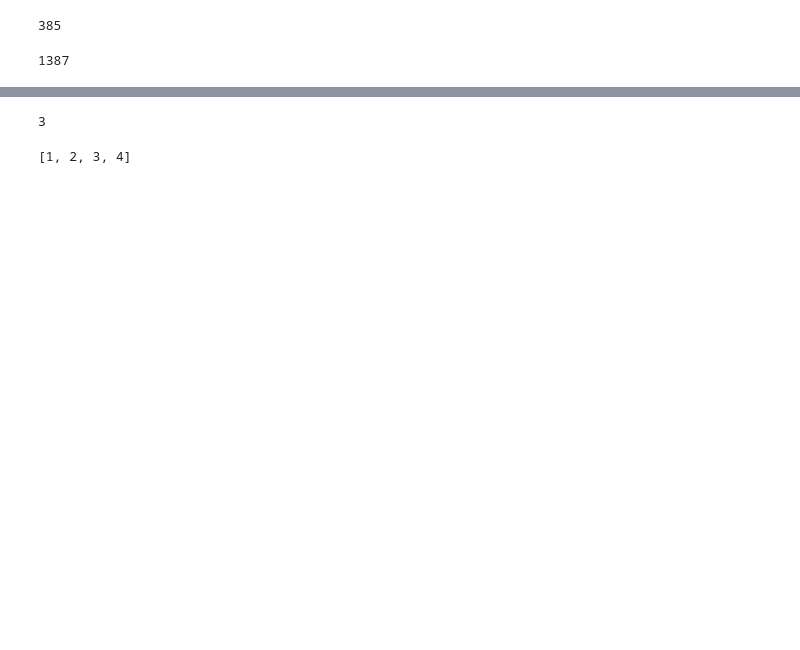
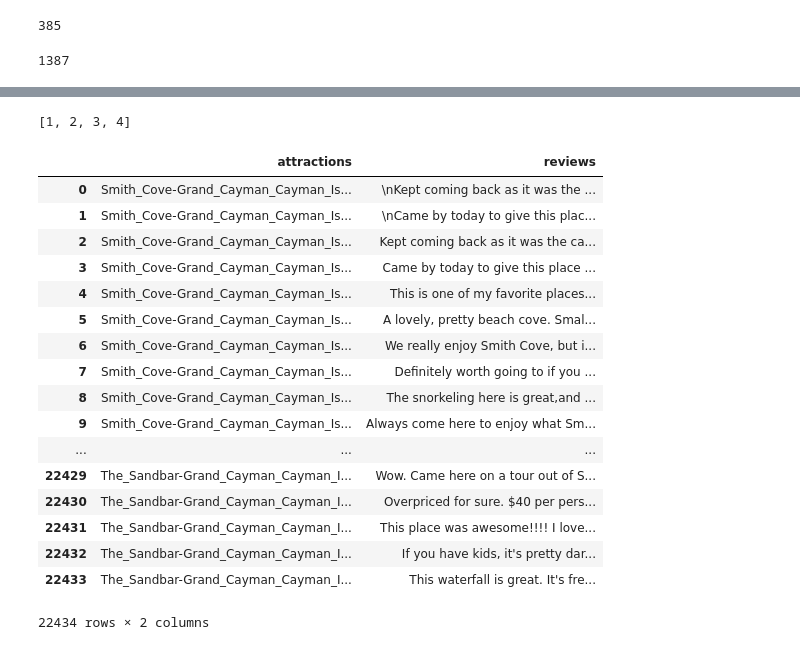
Before and after one commit to iglee/outrunJulesVerne, a Jupyter notebook: Scraping_reviews_first_round.ipynb, the cells around one changed output, grey strips where cells are left out. Saved outputs shown, nothing was run; the diff lists cells and outputs as text; code cells hidden in the pictures; blank space fills up the shorter version.

```diff
--- a/Scraping_reviews_first_round.ipynb
+++ b/Scraping_reviews_first_round.ipynb
@@ -208,5 +167 @@ for i in x[:3]:
-# %%
-i
-# %% [output]
-3
 # %%
@@ -219,3 +174,24 @@ with open('data/reviews_1.csv','wb') as out:
 print range(1,5)
 # %% [output]
 [1, 2, 3, 4]
+# %%
+pd.read_csv('data/reviews_2.csv')
+# %% [output]
+|  | attractions | reviews |
+| 0 | Smith_Cove-Grand_Cayman_Cayman_Is... | \nKept coming back as it was the ... |
+| 1 | Smith_Cove-Grand_Cayman_Cayman_Is... | \nCame by today to give this plac... |
+| 2 | Smith_Cove-Grand_Cayman_Cayman_Is... | Kept coming back as it was the ca... |
+| 3 | Smith_Cove-Grand_Cayman_Cayman_Is... | Came by today to give this place ... |
+| 4 | Smith_Cove-Grand_Cayman_Cayman_Is... | This is one of my favorite places... |
+| 5 | Smith_Cove-Grand_Cayman_Cayman_Is... | A lovely, pretty beach cove. Smal... |
+| 6 | Smith_Cove-Grand_Cayman_Cayman_Is... | We really enjoy Smith Cove, but i... |
+| 7 | Smith_Cove-Grand_Cayman_Cayman_Is... | Definitely worth going to if you ... |
+| 8 | Smith_Cove-Grand_Cayman_Cayman_Is... | The snorkeling here is great,and ... |
+| 9 | Smith_Cove-Grand_Cayman_Cayman_Is... | Always come here to enjoy what Sm... |
+| ... | ... | ... |
+| 22429 | The_Sandbar-Grand_Cayman_Cayman_I... | Wow. Came here on a tour out of S... |
+| 22430 | The_Sandbar-Grand_Cayman_Cayman_I... | Overpriced for sure. $40 per pers... |
+| 22431 | The_Sandbar-Grand_Cayman_Cayman_I... | This place was awesome!!!! I love... |
+| 22432 | The_Sandbar-Grand_Cayman_Cayman_I... | If you have kids, it's pretty dar... |
+| 22433 | The_Sandbar-Grand_Cayman_Cayman_I... | This waterfall is great. It's fre... |
+22434 rows × 2 columns
```
Also changed, not shown: parts of 23 cells of this notebook, 4 other files.
